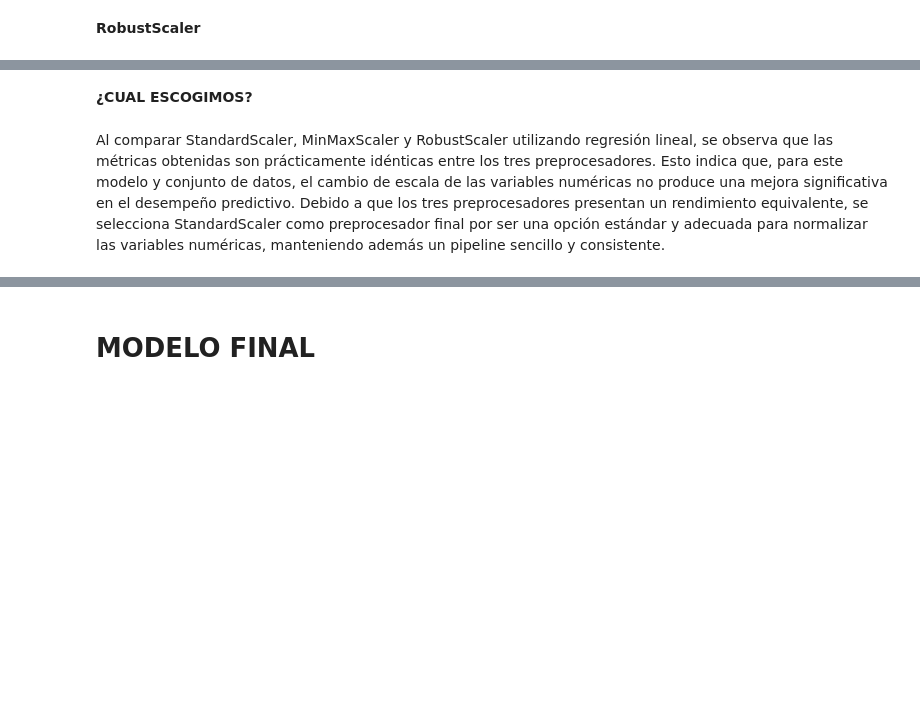
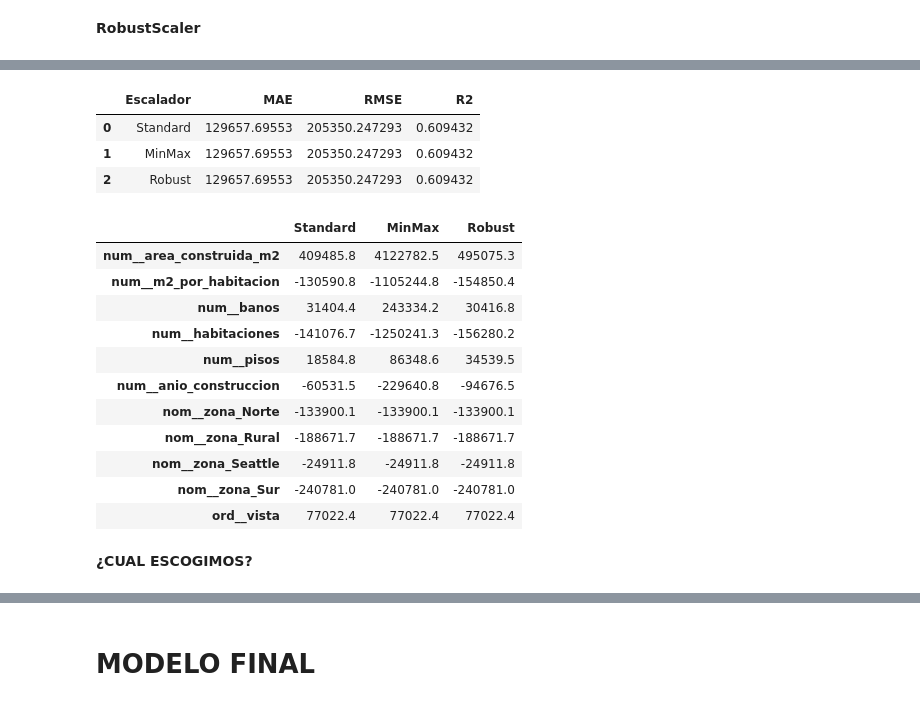
Before and after one commit to baqueroxiomy-design/intro-ciencia-datos, a Jupyter notebook: Regresión_Lineal_TrabajoFinal.ipynb, the cells around one changed output, grey strips where cells are left out. Saved outputs shown, nothing was run; the diff lists cells and outputs as text; code cells hidden in the pictures; blank space fills up the shorter version.

```diff
--- a/Regresión_Lineal_TrabajoFinal.ipynb
+++ b/Regresión_Lineal_TrabajoFinal.ipynb
@@ -243,5 +281,71 @@ comparacion_preprocesadores
+# %%
+resultados_escaladores = []
+
+for nombre, y_pred in {
+    'Standard': y_pred_stand,
+    'MinMax': y_pred_minmax,
+    'Robust': y_pred_robust
+}.items():
+
+    resultados_escaladores.append({
+        'Escalador': nombre,
+        'MAE': mean_absolute_error(y_test, y_pred),
+        'RMSE': np.sqrt(mean_squared_error(y_test, y_pred)),
+        'R2': r2_score(y_test, y_pred)
+    })
+
+resultados_escaladores = pd.DataFrame(resultados_escaladores)
+
+resultados_escaladores
+# %% [output]
+|  | Escalador | MAE | RMSE | R2 |
+| 0 | Standard | 129657.69553 | 205350.247293 | 0.609432 |
+| 1 | MinMax | 129657.69553 | 205350.247293 | 0.609432 |
+| 2 | Robust | 129657.69553 | 205350.247293 | 0.609432 |
+# %%
+escaladores = {
+    'Standard': StandardScaler(),
+    'MinMax': MinMaxScaler(),
+    'Robust': RobustScaler()
+}
+
+coefs = {}
+
+for nombre, esc in escaladores.items():
+    num_mod_temp = Pipeline(steps=[
+        ('imputer', SimpleImputer(strategy='median')),
+        ('scaler', esc)
+    ])
+
+    preprocess_temp = ColumnTransformer(transformers=[
+        ('num', num_mod_temp, num_cols),
+        ('nom', nom_mod, nom_cols),
+        ('ord', ord_mod, ord_cols)
+    ])
+
+    pipe = Pipeline(steps=[
+        ('prep', preprocess_temp),
+        ('model', LinearRegression())
+    ])
+
+    pipe.fit(X_train, y_train)
+
+    feature_names = pipe.named_steps['prep'].get_feature_names_out()
+    coefs[nombre] = pd.Series(pipe.named_steps['model'].coef_, index=feature_names)
+
+pd.DataFrame(coefs).round(1)
+# %% [output]
+|  | Standard | MinMax | Robust |
+| num__area_construida_m2 | 409485.8 | 4122782.5 | 495075.3 |
+| num__m2_por_habitacion | -130590.8 | -1105244.8 | -154850.4 |
+| num__banos | 31404.4 | 243334.2 | 30416.8 |
+| num__habitaciones | -141076.7 | -1250241.3 | -156280.2 |
+| num__pisos | 18584.8 | 86348.6 | 34539.5 |
+| num__anio_construccion | -60531.5 | -229640.8 | -94676.5 |
+| nom__zona_Norte | -133900.1 | -133900.1 | -133900.1 |
+| nom__zona_Rural | -188671.7 | -188671.7 | -188671.7 |
+| nom__zona_Seattle | -24911.8 | -24911.8 | -24911.8 |
+| nom__zona_Sur | -240781.0 | -240781.0 | -240781.0 |
+| ord__vista | 77022.4 | 77022.4 | 77022.4 |
 # %% [markdown]
 **¿CUAL ESCOGIMOS?**
-# %% [markdown]
-Al comparar StandardScaler, MinMaxScaler y RobustScaler utilizando regresión lineal, se observa que las métricas obtenidas son prácticamente idénticas entre los tres preprocesadores. Esto indica que, para este modelo y conjunto de datos, el cambio de escala de las variables numéricas no produce una mejora significativa en el desempeño predictivo.
-Debido a que los tres preprocesadores presentan un rendimiento equivalente, se selecciona StandardScaler como preprocesador final por ser una opción estándar y adecuada para normalizar las variables numéricas, manteniendo además un pipeline sencillo y consistente.
```
Also changed, not shown: parts of 34 cells of this notebook.
